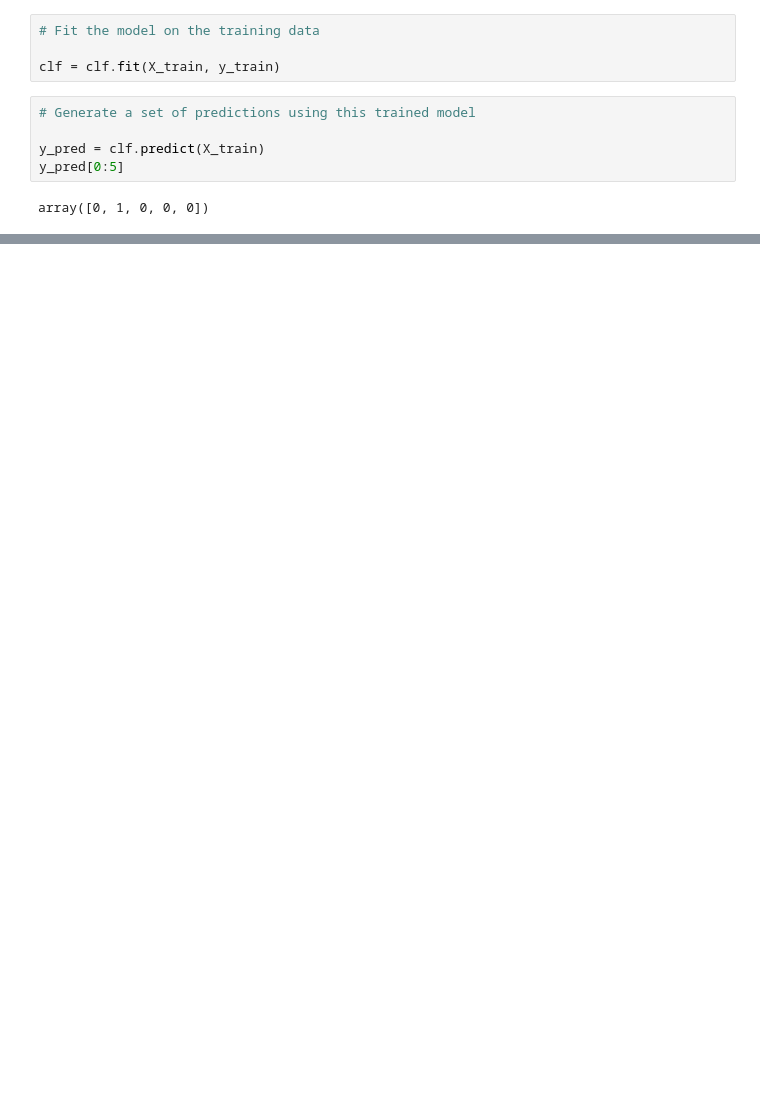
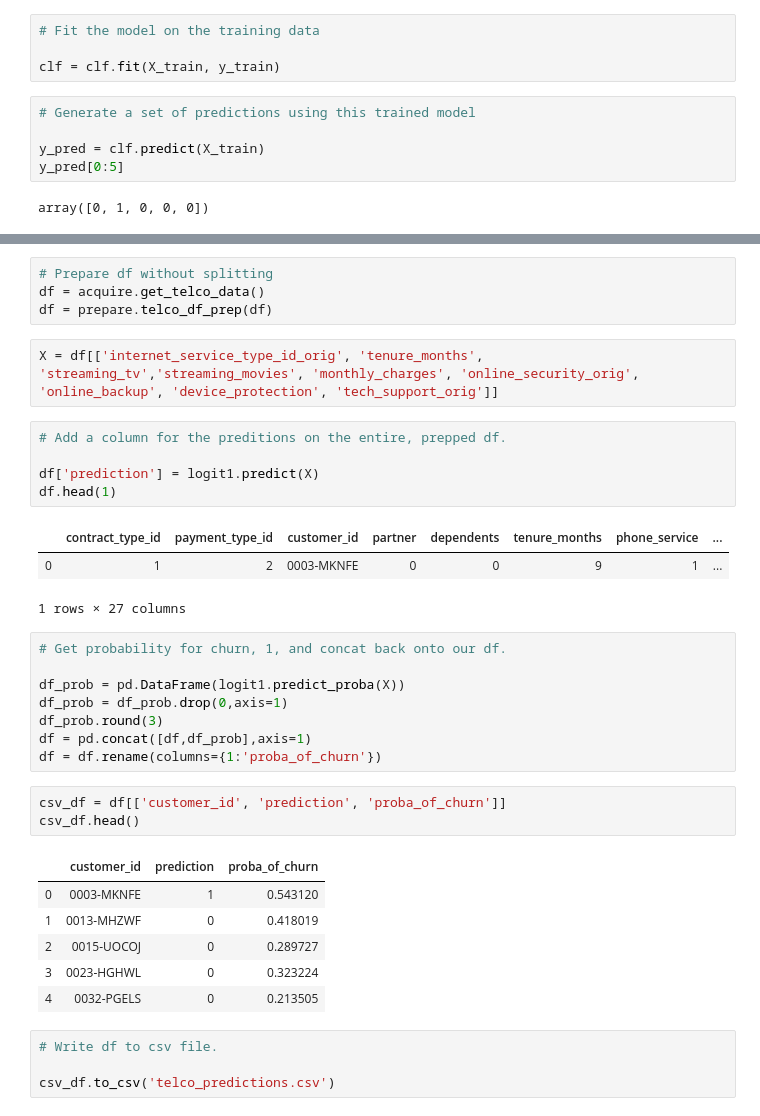
Before and after one commit to QuantumKane/classification_project, a Jupyter notebook: raw.ipynb, the cells around one changed output, grey strips where cells are left out. Cells and saved outputs as stored; diff of their text form; blank space fills up the shorter version.

```diff
--- a/raw.ipynb
+++ b/raw.ipynb
@@ -1010,0 +1062,37 @@ weighted avg       0.78      0.79      0.78      1691
+# %%
+# Prepare df without splitting
+df = acquire.get_telco_data()
+df = prepare.telco_df_prep(df)
+# %%
+X = df[['internet_service_type_id_orig', 'tenure_months', 'streaming_tv','streaming_movies', 'monthly_charges', 'online_security_orig', 'online_backup', 'device_protection', 'tech_support_orig']]
+# %%
+# Add a column for the preditions on the entire, prepped df.
+
+df['prediction'] = logit1.predict(X)
+df.head(1)
+# %% [output]
+|  | contract_type_id | payment_type_id | customer_id | partner | dependents | tenure_months | phone_service | ... |
+| 0 | 1 | 2 | 0003-MKNFE | 0 | 0 | 9 | 1 | ... |
+1 rows × 27 columns
+# %%
+# Get probability for churn, 1, and concat back onto our df.
+
+df_prob = pd.DataFrame(logit1.predict_proba(X))
+df_prob = df_prob.drop(0,axis=1)
+df_prob.round(3)
+df = pd.concat([df,df_prob],axis=1)
+df = df.rename(columns={1:'proba_of_churn'})
+# %%
+csv_df = df[['customer_id', 'prediction', 'proba_of_churn']]
+csv_df.head()
+# %% [output]
+|  | customer_id | prediction | proba_of_churn |
+| 0 | 0003-MKNFE | 1 | 0.543120 |
+| 1 | 0013-MHZWF | 0 | 0.418019 |
+| 2 | 0015-UOCOJ | 0 | 0.289727 |
+| 3 | 0023-HGHWL | 0 | 0.323224 |
+| 4 | 0032-PGELS | 0 | 0.213505 |
+# %%
+# Write df to csv file.
+
+csv_df.to_csv('telco_predictions.csv')
```
Also changed, not shown: parts of 69 cells of this notebook.
